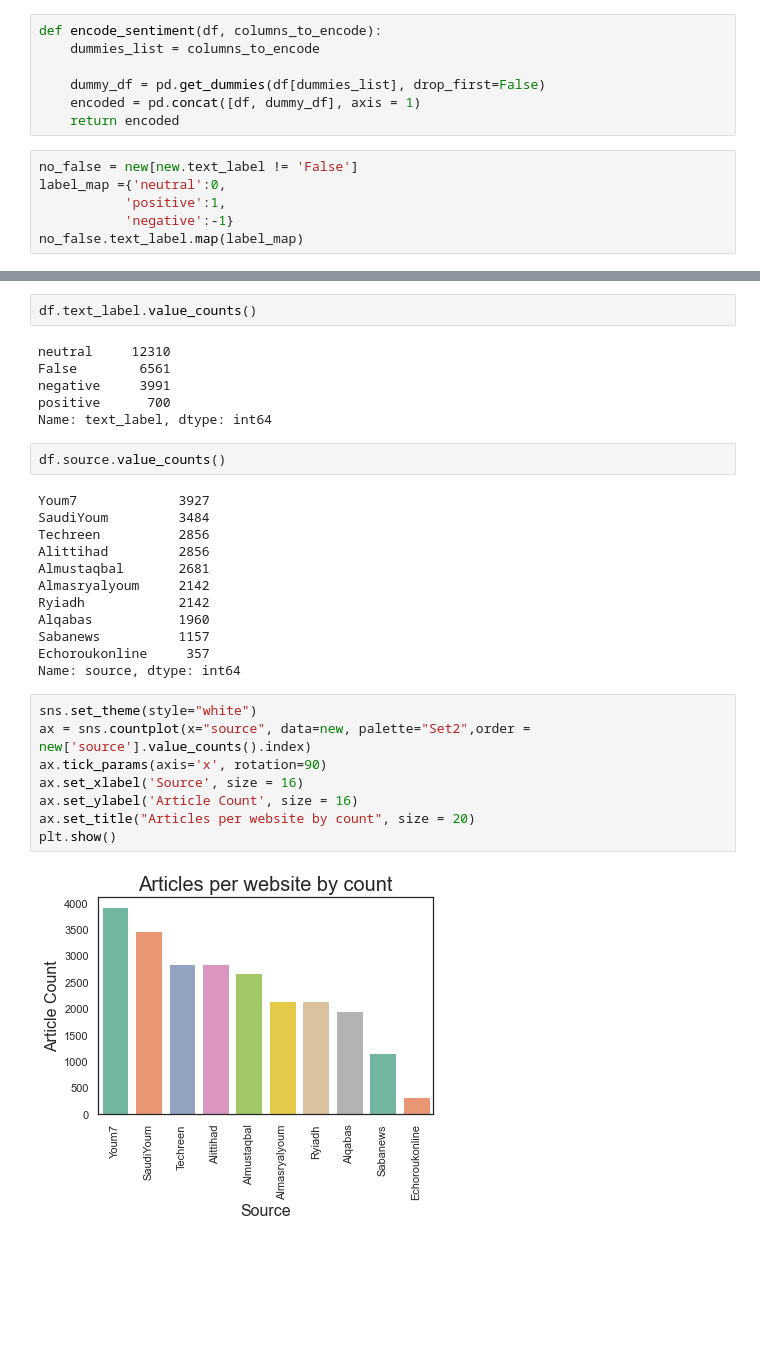
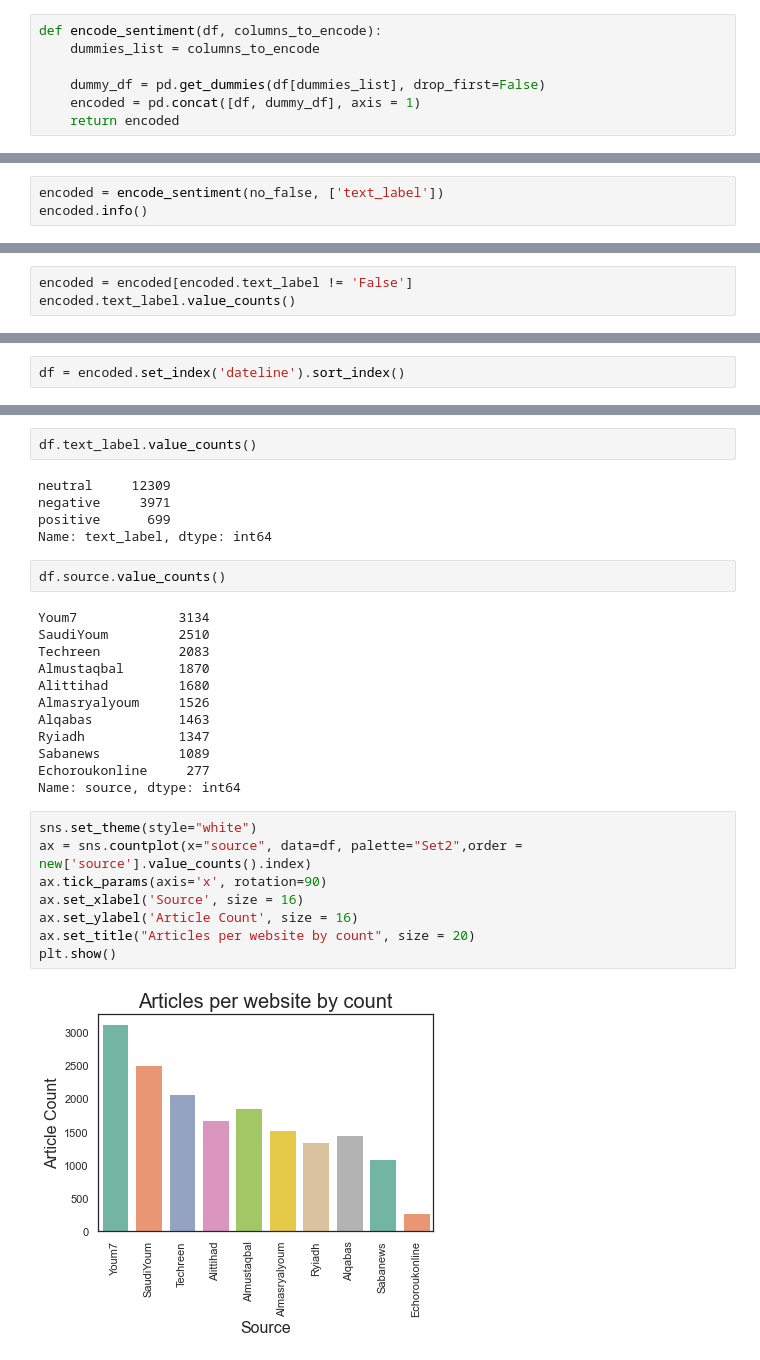
Before and after one commit to Rachuig-Green-Rackley-Shiben/arabic_media_nlp_project, a Jupyter notebook: paigework/exploration.ipynb, the cells around one changed output, grey strips where cells are left out. Drawn from its saved outputs; the diff is of its cells as text; blank space fills up the shorter version.

```diff
--- a/paigework/exploration.ipynb
+++ b/paigework/exploration.ipynb
@@ -64,9 +65,3 @@ def encode_sentiment(df, columns_to_encode):
     dummy_df = pd.get_dummies(df[dummies_list], drop_first=False)
     encoded = pd.concat([df, dummy_df], axis = 1)
     return encoded
-# %%
-no_false = new[new.text_label != 'False']
-label_map ={'neutral':0,
-           'positive':1,
-           'negative':-1}
-no_false.text_label.map(label_map)
@@ -94,0 +68,3 @@ new.head(5)
+# %%
+encoded = encode_sentiment(no_false, ['text_label'])
+encoded.info()
@@ -94,0 +89,3 @@ new.head(5)
+# %%
+encoded = encoded[encoded.text_label != 'False']
+encoded.text_label.value_counts()
@@ -95 +144,3 @@ new.head(5)
+# %%
+df = encoded.set_index('dateline').sort_index()
 # %%
@@ -148,32 +200,31 @@ Name: tags, Length: 334, dtype: int64
 # %%
 df.text_label.value_counts()
 # %% [output]
-neutral     12310
-False        6561
-negative     3991
-positive      700
+neutral     12309
+negative     3971
+positive      699
 Name: text_label, dtype: int64
 # %%
 df.source.value_counts()
 # %% [output]
-Youm7             3927
-SaudiYoum         3484
-Techreen          2856
-Alittihad         2856
-Almustaqbal       2681
-Almasryalyoum     2142
-Ryiadh            2142
-Alqabas           1960
-Sabanews          1157
-Echoroukonline     357
+Youm7             3134
+SaudiYoum         2510
+Techreen          2083
+Almustaqbal       1870
+Alittihad         1680
+Almasryalyoum     1526
+Alqabas           1463
+Ryiadh            1347
+Sabanews          1089
+Echoroukonline     277
 Name: source, dtype: int64
 # %%
 sns.set_theme(style="white")
-ax = sns.countplot(x="source", data=new, palette="Set2",order = new['source'].value_counts().index)
+ax = sns.countplot(x="source", data=df, palette="Set2",order = new['source'].value_counts().index)
 ax.tick_params(axis='x', rotation=90)
 ax.set_xlabel('Source', size = 16)
 ax.set_ylabel('Article Count', size = 16)
 ax.set_title("Articles per website by count", size = 20)
 plt.show()
 # %% [output]
-[figure, old version]
+[figure, new version]
```
Also changed, not shown: parts of 19 cells of this notebook, 1 other file.
